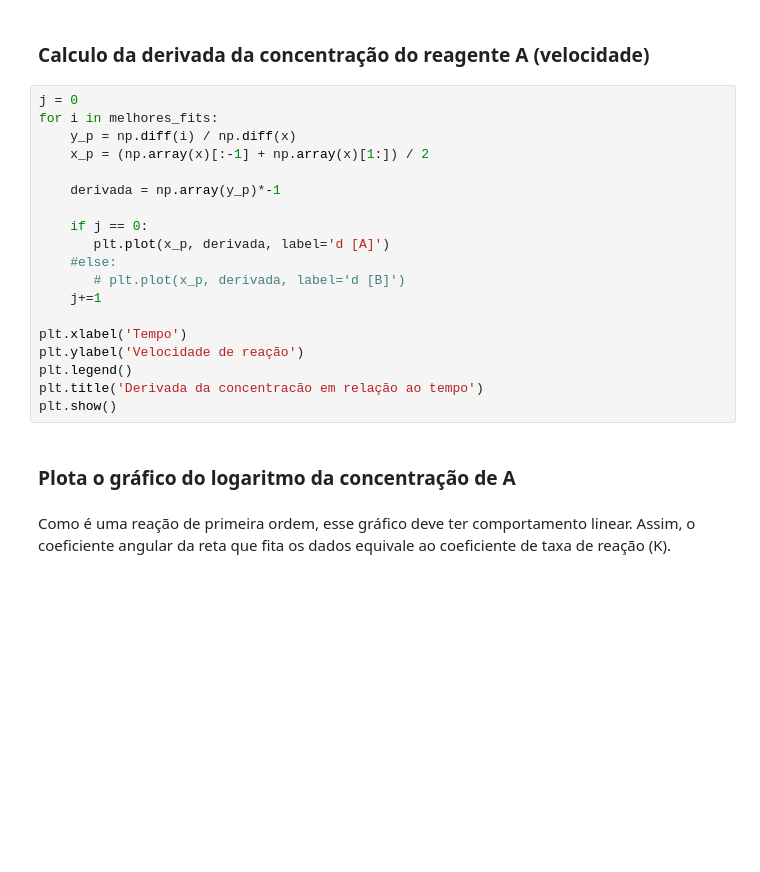
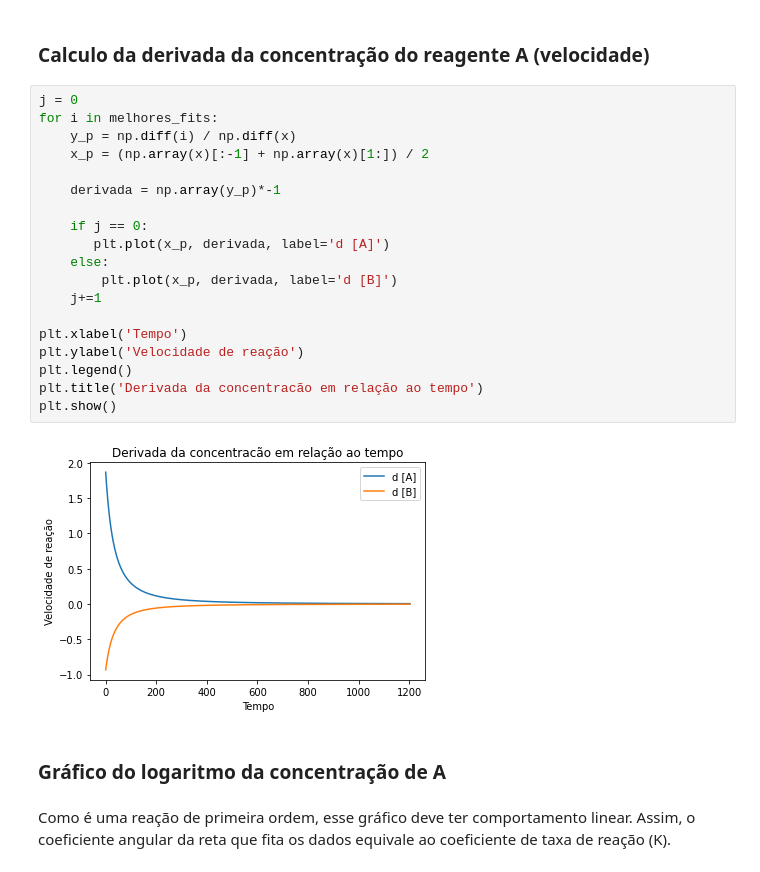
Before and after one commit to barbaraperez/BaThay-simulacoes-moleculares, a Jupyter notebook: d2_versao_final.ipynb, the cells around one changed output. Saved outputs shown, nothing was run; the diff lists cells and outputs as text; blank space fills up the shorter version.

```diff
--- a/d2_versao_final.ipynb
+++ b/d2_versao_final.ipynb
@@ -340,24 +340,26 @@ NameError: name 'y_log' is not defined
 # %%
 j = 0
 for i in melhores_fits:
     y_p = np.diff(i) / np.diff(x)
     x_p = (np.array(x)[:-1] + np.array(x)[1:]) / 2
 
     derivada = np.array(y_p)*-1
 
     if j == 0:
        plt.plot(x_p, derivada, label='d [A]')
-    #else:
-       # plt.plot(x_p, derivada, label='d [B]')
+    else:
+        plt.plot(x_p, derivada, label='d [B]')
     j+=1
 
 plt.xlabel('Tempo')
 plt.ylabel('Velocidade de reação')
 plt.legend()
 plt.title('Derivada da concentracão em relação ao tempo')
 plt.show()
+# %% [output]
+[figure, added]
 # %% [markdown]
-### Plota o gráfico do logaritmo da concentração de A
+### Gráfico do logaritmo da concentração de A
 # %% [markdown]
 Como é uma reação de primeira ordem, esse gráfico deve ter comportamento linear. Assim, o coeficiente angular da reta que fita os dados equivale ao coeficiente de taxa de reação (K).
 # %%
```
Also changed, not shown: parts of 18 cells of this notebook.
